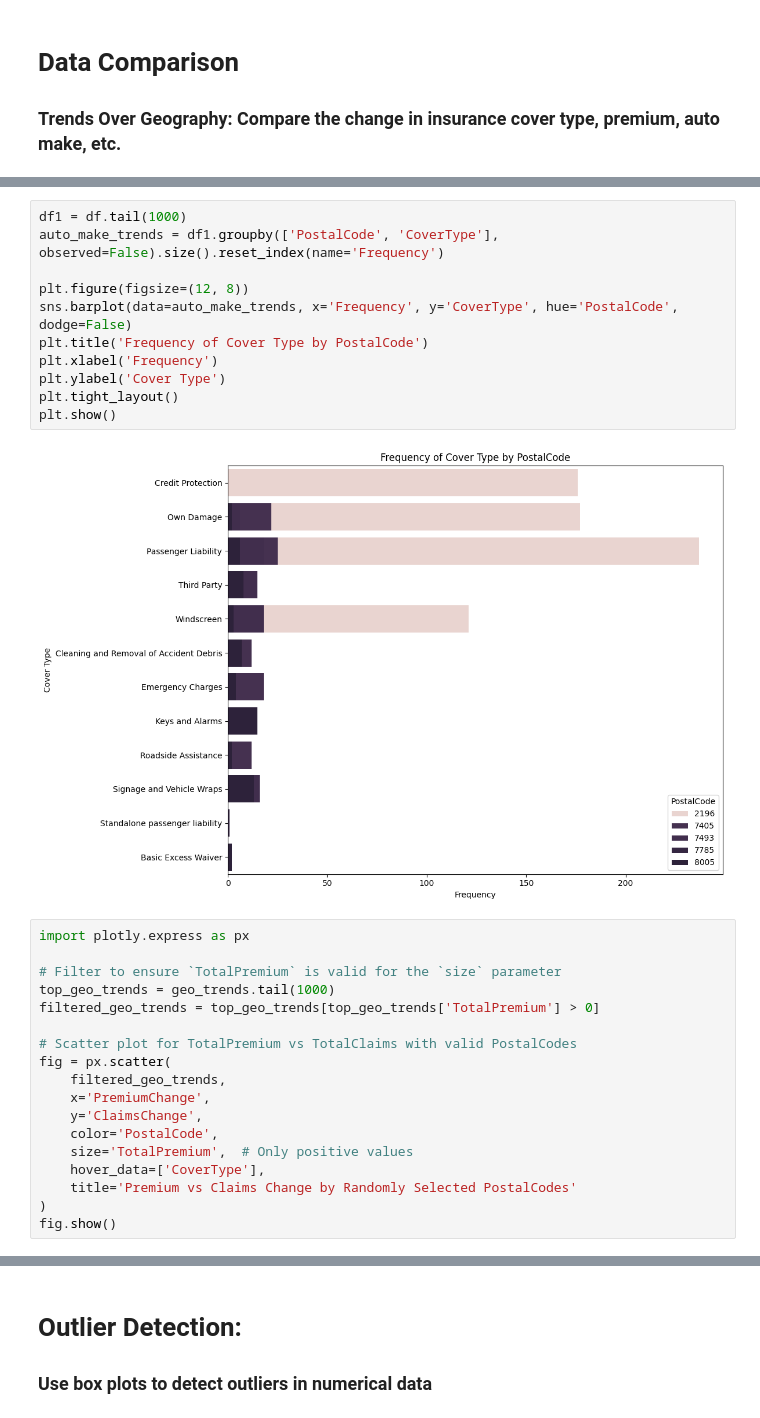
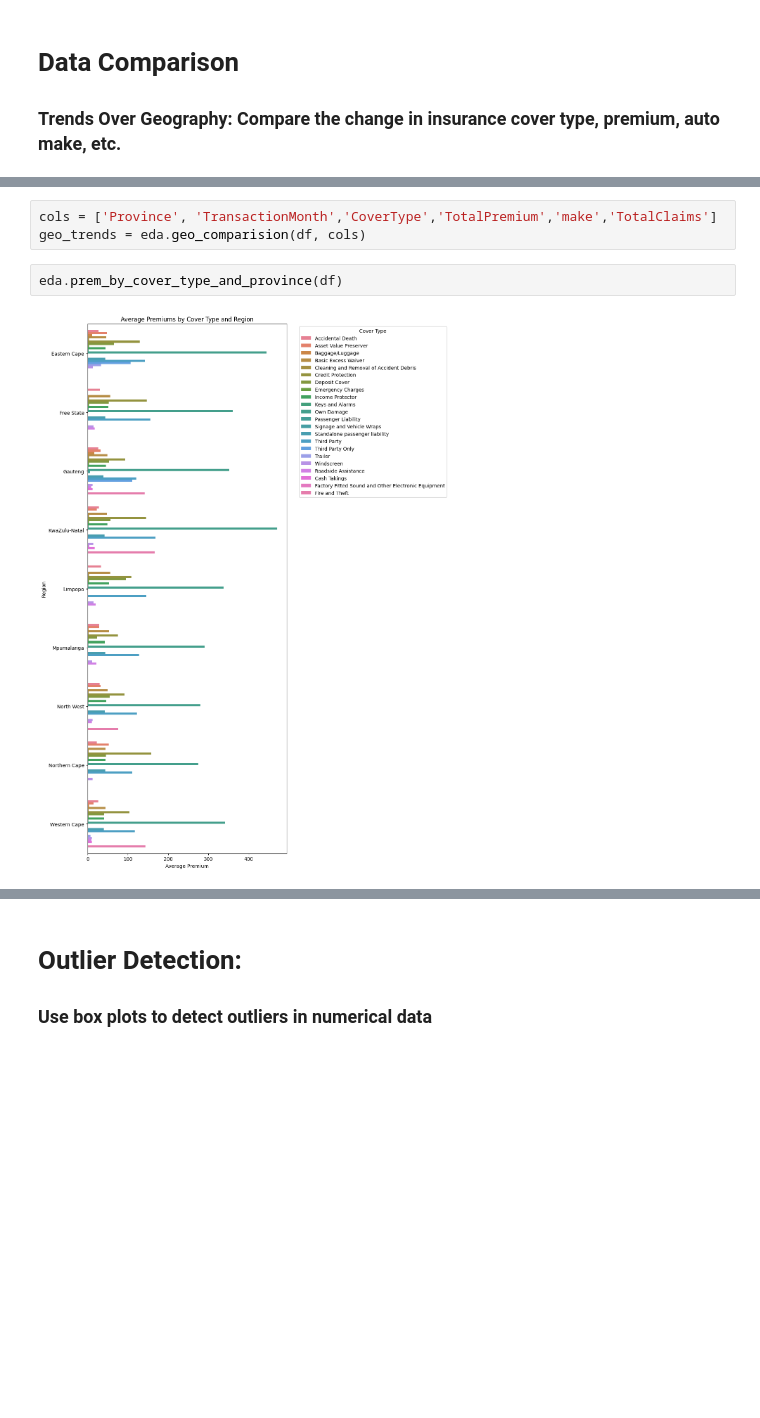
Before and after one commit to amsalugetasew/10_Academy_AI_Mastery_kifiya_Week_3_V1, a Jupyter notebook: notebooks/main.ipynb, the cells around one changed output, grey strips where cells are left out. Cells and saved outputs as stored; diff of their text form; blank space fills up the shorter version.

```diff
--- a/notebooks/main.ipynb
+++ b/notebooks/main.ipynb
@@ -410,31 +189,7 @@ plt.show()
-# %%
-df1 = df.tail(1000)
-auto_make_trends = df1.groupby(['PostalCode', 'CoverType'], observed=False).size().reset_index(name='Frequency')
-
-plt.figure(figsize=(12, 8))
-sns.barplot(data=auto_make_trends, x='Frequency', y='CoverType', hue='PostalCode', dodge=False)
-plt.title('Frequency of Cover Type by PostalCode')
-plt.xlabel('Frequency')
-plt.ylabel('Cover Type')
-plt.tight_layout()
-plt.show()
-# %% [output]
-[figure, removed]
-# %%
-import plotly.express as px
-
-# Filter to ensure `TotalPremium` is valid for the `size` parameter
-top_geo_trends = geo_trends.tail(1000)
-filtered_geo_trends = top_geo_trends[top_geo_trends['TotalPremium'] > 0]
-
-# Scatter plot for TotalPremium vs TotalClaims with valid PostalCodes
-fig = px.scatter(
-    filtered_geo_trends,
-    x='PremiumChange',
-    y='ClaimsChange',
-    color='PostalCode',
-    size='TotalPremium',  # Only positive values
-    hover_data=['CoverType'],
-    title='Premium vs Claims Change by Randomly Selected PostalCodes'
-)
-fig.show()
+# %%
+cols = ['Province', 'TransactionMonth','CoverType','TotalPremium','make','TotalClaims']
+geo_trends = eda.geo_comparision(df, cols)
+# %%
+eda.prem_by_cover_type_and_province(df)
+# %% [output]
+[figure, added]
```
Also changed, not shown: parts of 34 cells of this notebook.
